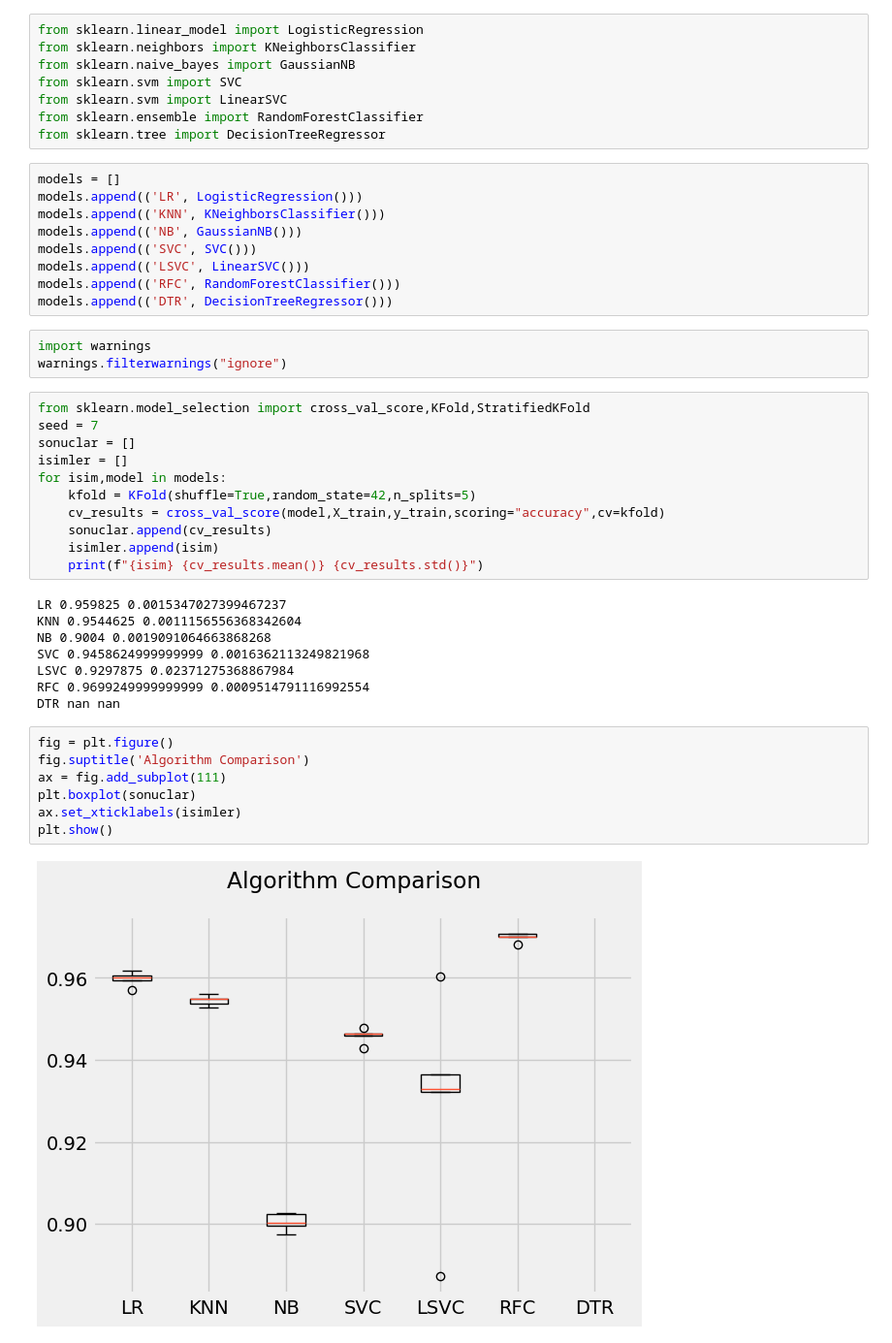
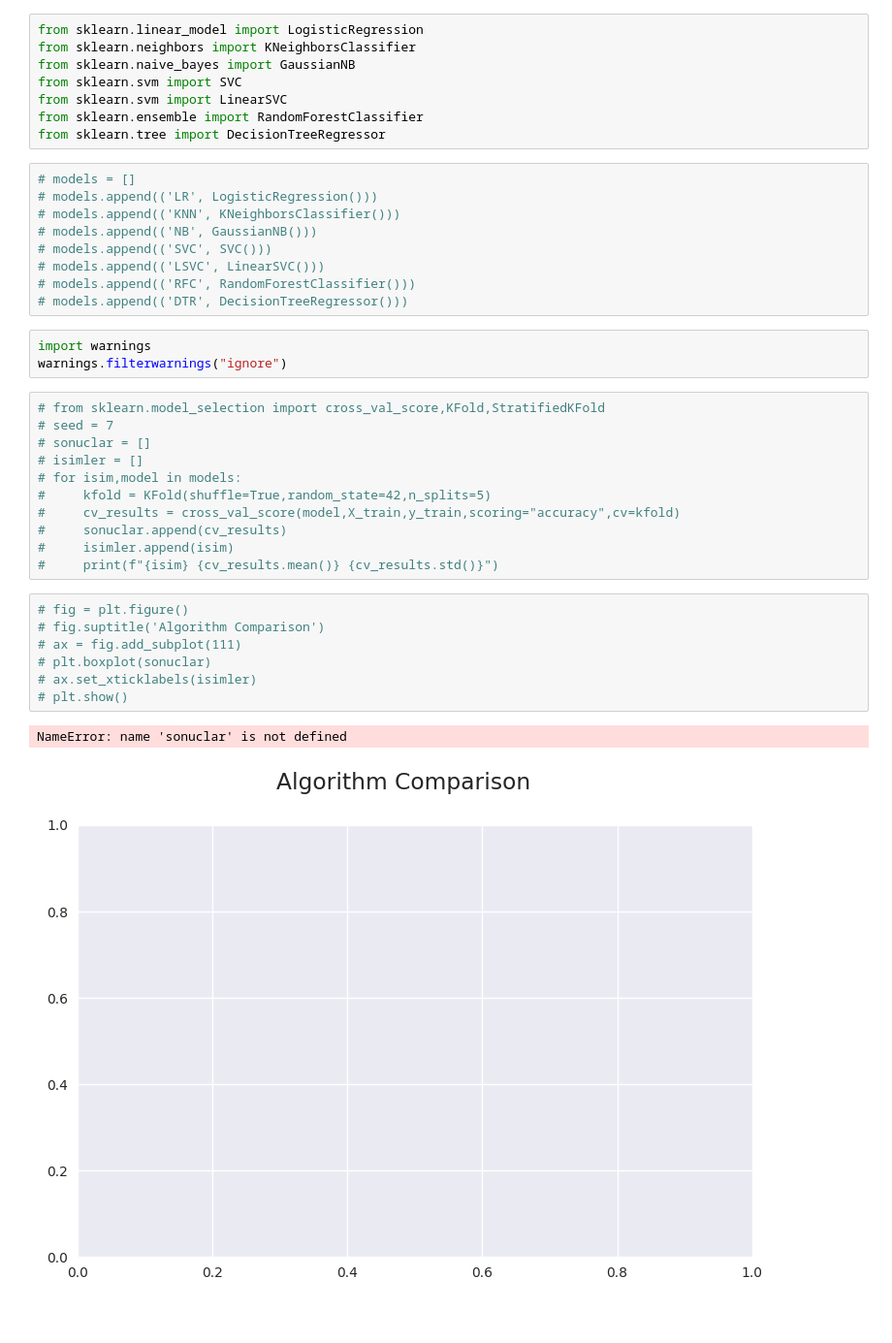
Before and after one commit to ibrahimediz/KordsaIntroML, a Jupyter notebook: Documents/MLModels/MlModel.ipynb, the cells around one changed output. Shown: that part at 97% size. Saved outputs shown, nothing was run; the diff lists cells and outputs as text; blank space fills up the shorter version.

```diff
--- a/Documents/MLModels/MlModel.ipynb
+++ b/Documents/MLModels/MlModel.ipynb
@@ -203,43 +203,36 @@ from sklearn.svm import LinearSVC
 from sklearn.ensemble import RandomForestClassifier
 from sklearn.tree import DecisionTreeRegressor
 # %%
-models = []
-models.append(('LR', LogisticRegression()))
-models.append(('KNN', KNeighborsClassifier()))
-models.append(('NB', GaussianNB()))
-models.append(('SVC', SVC()))
-models.append(('LSVC', LinearSVC()))
-models.append(('RFC', RandomForestClassifier()))
-models.append(('DTR', DecisionTreeRegressor()))
+# models = []
+# models.append(('LR', LogisticRegression()))
+# models.append(('KNN', KNeighborsClassifier()))
+# models.append(('NB', GaussianNB()))
+# models.append(('SVC', SVC()))
+# models.append(('LSVC', LinearSVC()))
+# models.append(('RFC', RandomForestClassifier()))
+# models.append(('DTR', DecisionTreeRegressor()))
 # %%
 import warnings
 warnings.filterwarnings("ignore")
 # %%
-from sklearn.model_selection import cross_val_score,KFold,StratifiedKFold
-seed = 7
-sonuclar = []
-isimler = []
-for isim,model in models:
-    kfold = KFold(shuffle=True,random_state=42,n_splits=5)
-    cv_results = cross_val_score(model,X_train,y_train,scoring="accuracy",cv=kfold)
-    sonuclar.append(cv_results)
-    isimler.append(isim)
-    print(f"{isim} {cv_results.mean()} {cv_results.std()}")
+# from sklearn.model_selection import cross_val_score,KFold,StratifiedKFold
+# seed = 7
+# sonuclar = []
+# isimler = []
+# for isim,model in models:
+#     kfold = KFold(shuffle=True,random_state=42,n_splits=5)
+#     cv_results = cross_val_score(model,X_train,y_train,scoring="accuracy",cv=kfold)
+#     sonuclar.append(cv_results)
+#     isimler.append(isim)
+#     print(f"{isim} {cv_results.mean()} {cv_results.std()}")
-# %% [output]
-LR 0.959825 0.0015347027399467237
-KNN 0.9544625 0.0011156556368342604
-NB 0.9004 0.0019091064663868268
-SVC 0.9458624999999999 0.0016362113249821968
-LSVC 0.9297875 0.02371275368867984
-RFC 0.9699249999999999 0.0009514791116992554
-DTR nan nan
 # %%
-fig = plt.figure()
-fig.suptitle('Algorithm Comparison')
-ax = fig.add_subplot(111)
-plt.boxplot(sonuclar)
-ax.set_xticklabels(isimler)
-plt.show()
+# fig = plt.figure()
+# fig.suptitle('Algorithm Comparison')
+# ax = fig.add_subplot(111)
+# plt.boxplot(sonuclar)
+# ax.set_xticklabels(isimler)
+# plt.show()
 # %% [output]
+NameError: name 'sonuclar' is not defined
-[figure, old version]
+[figure, new version]
 # %%
```
Also changed, not shown: parts of 26 cells of this notebook, 19 other files.
